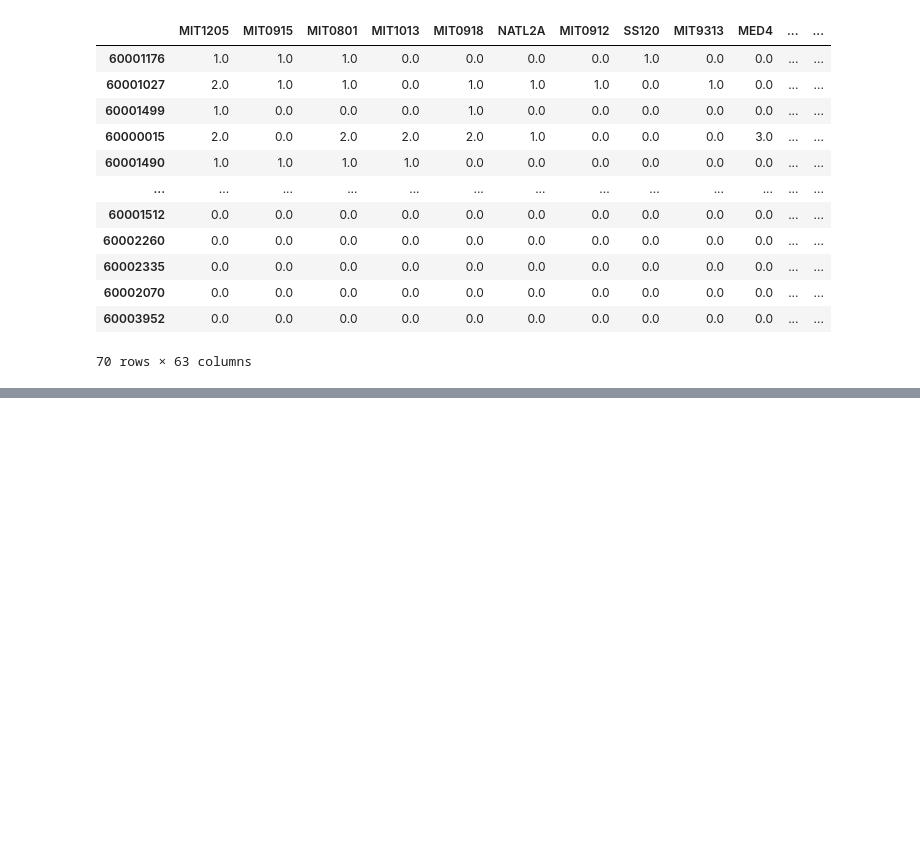
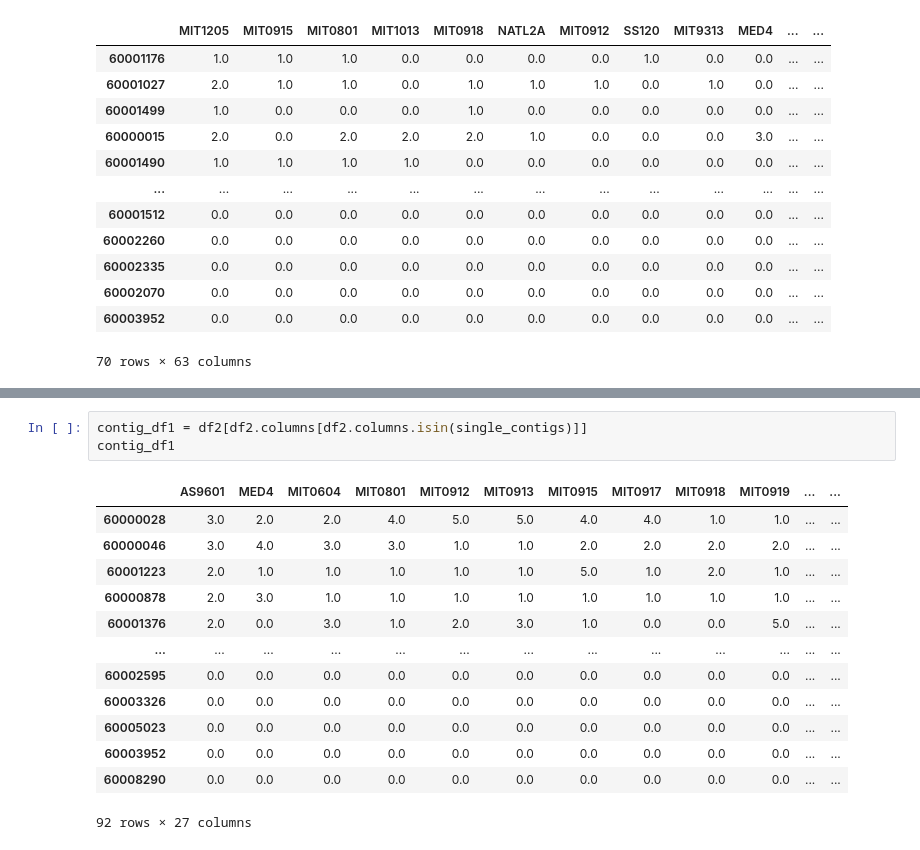
Before and after one commit to Jonahv11/cyano-serralysins, a Jupyter notebook: cycog-tree-tool/ortholog_census.ipynb, the cells around one changed output, grey strips where cells are left out. Cells and saved outputs as stored; diff of their text form; blank space fills up the shorter version.

```diff
--- a/cycog-tree-tool/ortholog_census.ipynb
+++ b/cycog-tree-tool/ortholog_census.ipynb
@@ -167,0 +188,17 @@ display(df4)
+# %%
+contig_df1 = df2[df2.columns[df2.columns.isin(single_contigs)]]
+contig_df1
+# %% [output]
+|  | AS9601 | MED4 | MIT0604 | MIT0801 | MIT0912 | MIT0913 | MIT0915 | MIT0917 | MIT0918 | MIT0919 | ... | ... |
+| 60000028 | 3.0 | 2.0 | 2.0 | 4.0 | 5.0 | 5.0 | 4.0 | 4.0 | 1.0 | 1.0 | ... | ... |
+| 60000046 | 3.0 | 4.0 | 3.0 | 3.0 | 1.0 | 1.0 | 2.0 | 2.0 | 2.0 | 2.0 | ... | ... |
+| 60001223 | 2.0 | 1.0 | 1.0 | 1.0 | 1.0 | 1.0 | 5.0 | 1.0 | 2.0 | 1.0 | ... | ... |
+| 60000878 | 2.0 | 3.0 | 1.0 | 1.0 | 1.0 | 1.0 | 1.0 | 1.0 | 1.0 | 1.0 | ... | ... |
+| 60001376 | 2.0 | 0.0 | 3.0 | 1.0 | 2.0 | 3.0 | 1.0 | 0.0 | 0.0 | 5.0 | ... | ... |
+| ... | ... | ... | ... | ... | ... | ... | ... | ... | ... | ... | ... | ... |
+| 60002595 | 0.0 | 0.0 | 0.0 | 0.0 | 0.0 | 0.0 | 0.0 | 0.0 | 0.0 | 0.0 | ... | ... |
+| 60003326 | 0.0 | 0.0 | 0.0 | 0.0 | 0.0 | 0.0 | 0.0 | 0.0 | 0.0 | 0.0 | ... | ... |
+| 60005023 | 0.0 | 0.0 | 0.0 | 0.0 | 0.0 | 0.0 | 0.0 | 0.0 | 0.0 | 0.0 | ... | ... |
+| 60003952 | 0.0 | 0.0 | 0.0 | 0.0 | 0.0 | 0.0 | 0.0 | 0.0 | 0.0 | 0.0 | ... | ... |
+| 60008290 | 0.0 | 0.0 | 0.0 | 0.0 | 0.0 | 0.0 | 0.0 | 0.0 | 0.0 | 0.0 | ... | ... |
+92 rows × 27 columns
```
Also changed, not shown: parts of 26 cells of this notebook.
